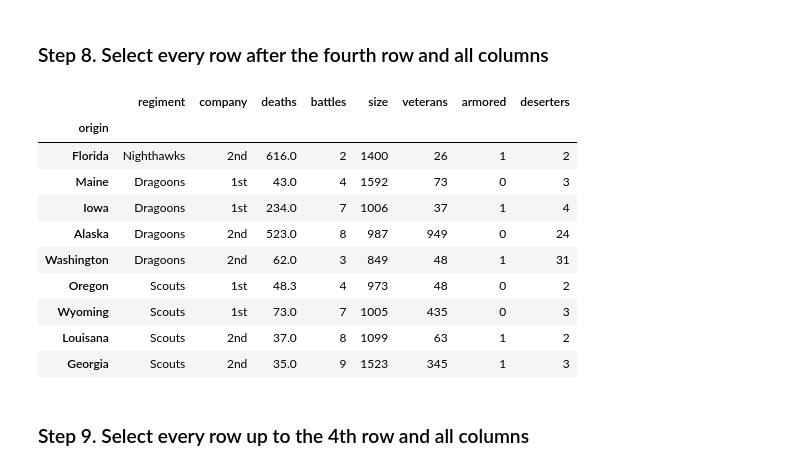
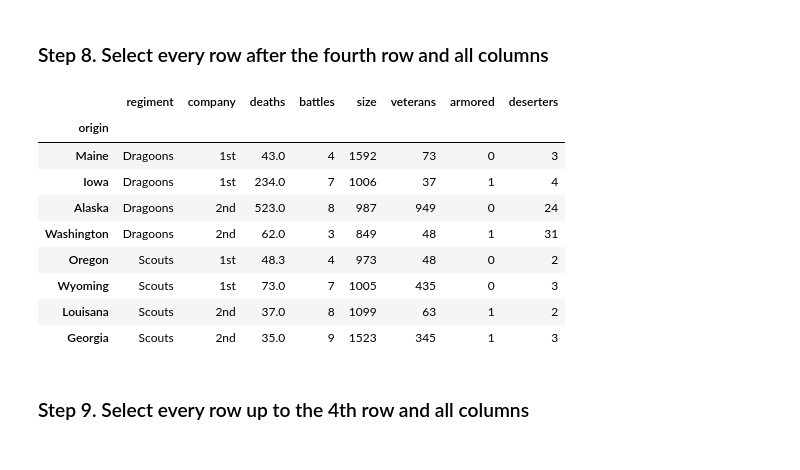
Before and after one commit to AGC79/ONLINE_DS_THEBRDIGE_TRABAJOSAGC, a Jupyter notebook: 2-DATA_ANALYSIS/2-Pandas/Practica/2-Fictional_Army/Fictional_Army_alvaro_guerra_cabello.ipynb, the cells around one changed output. Cells and saved outputs as stored; diff of their text form; code cells hidden in the pictures.

```diff
--- a/2-DATA_ANALYSIS/2-Pandas/Practica/2-Fictional_Army/Fictional_Army_alvaro_guerra_cabello.ipynb
+++ b/2-DATA_ANALYSIS/2-Pandas/Practica/2-Fictional_Army/Fictional_Army_alvaro_guerra_cabello.ipynb
@@ -246,19 +354,19 @@ df_army.iloc[3:8, 3:6]
 # %% [markdown]
 ### Step 8. Select every row after the fourth row and all columns
-# %%
-df_army.iloc[3:]
-# %% [output]
-|  | regiment | company | deaths | battles | size | veterans | armored | deserters |
-| origin |  |  |  |  |  |  |  |  |
-| Florida | Nighthawks | 2nd | 616.0 | 2 | 1400 | 26 | 1 | 2 |
-| Maine | Dragoons | 1st | 43.0 | 4 | 1592 | 73 | 0 | 3 |
-| Iowa | Dragoons | 1st | 234.0 | 7 | 1006 | 37 | 1 | 4 |
-| Alaska | Dragoons | 2nd | 523.0 | 8 | 987 | 949 | 0 | 24 |
-| Washington | Dragoons | 2nd | 62.0 | 3 | 849 | 48 | 1 | 31 |
-| Oregon | Scouts | 1st | 48.3 | 4 | 973 | 48 | 0 | 2 |
-| Wyoming | Scouts | 1st | 73.0 | 7 | 1005 | 435 | 0 | 3 |
-| Louisana | Scouts | 2nd | 37.0 | 8 | 1099 | 63 | 1 | 2 |
-| Georgia | Scouts | 2nd | 35.0 | 9 | 1523 | 345 | 1 | 3 |
+# %%
+# OJO: DICE DESPUES DE LA FILA CUATOI
+df_army.iloc[4:]
+# %% [output]
+|  | regiment | company | deaths | battles | size | veterans | armored | deserters |
+| origin |  |  |  |  |  |  |  |  |
+| Maine | Dragoons | 1st | 43.0 | 4 | 1592 | 73 | 0 | 3 |
+| Iowa | Dragoons | 1st | 234.0 | 7 | 1006 | 37 | 1 | 4 |
+| Alaska | Dragoons | 2nd | 523.0 | 8 | 987 | 949 | 0 | 24 |
+| Washington | Dragoons | 2nd | 62.0 | 3 | 849 | 48 | 1 | 31 |
+| Oregon | Scouts | 1st | 48.3 | 4 | 973 | 48 | 0 | 2 |
+| Wyoming | Scouts | 1st | 73.0 | 7 | 1005 | 435 | 0 | 3 |
+| Louisana | Scouts | 2nd | 37.0 | 8 | 1099 | 63 | 1 | 2 |
+| Georgia | Scouts | 2nd | 35.0 | 9 | 1523 | 345 | 1 | 3 |
 # %% [markdown]
 ### Step 9. Select every row up to the 4th row and all columns
 # %%
```
Also changed, not shown: parts of 28 cells of this notebook.
